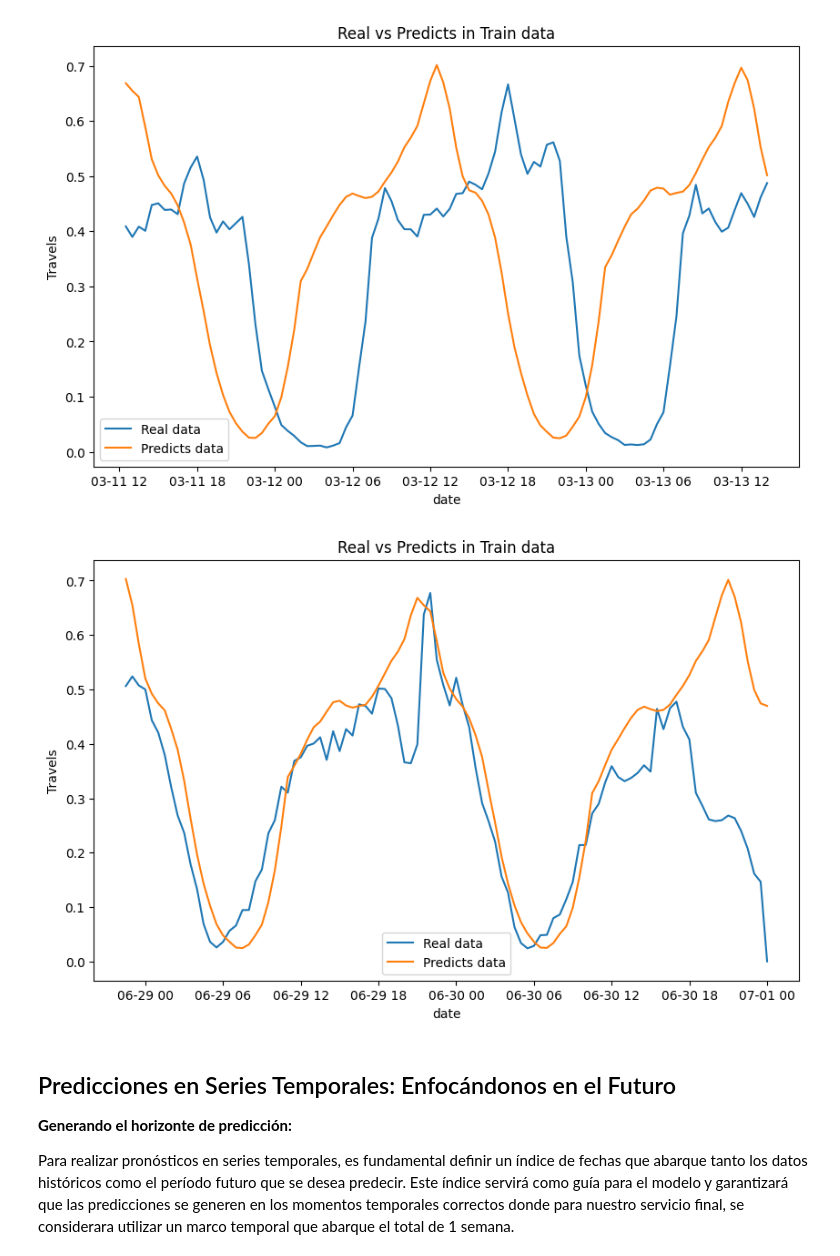
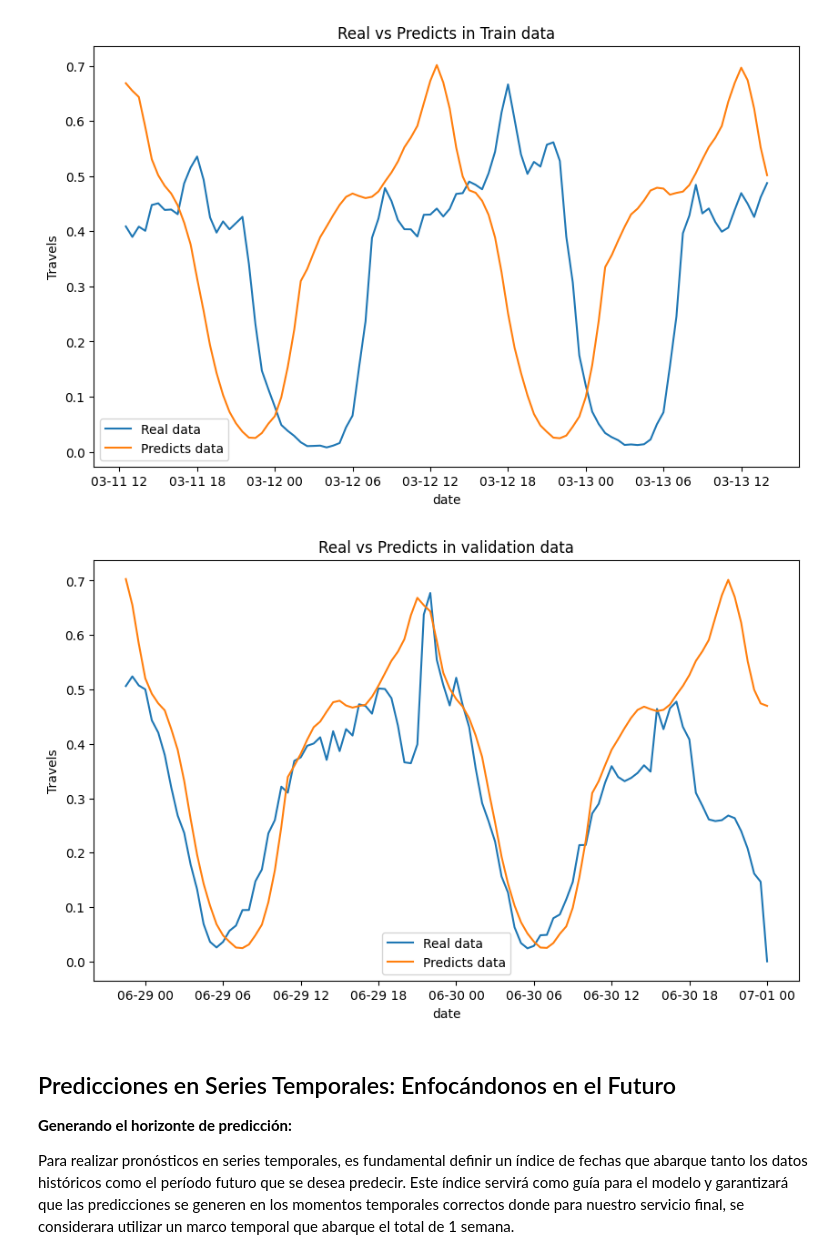
Before and after one commit to Pableren/Cab_Data_Cruise, a Jupyter notebook: Data_Science.ipynb, the cells around one changed output. Drawn from its saved outputs; the diff is of its cells as text; code cells hidden in the pictures.

```diff
--- a/Data_Science.ipynb
+++ b/Data_Science.ipynb
@@ -305,17 +305,17 @@ plt.show()
 # %%
 fig, ax = plt.subplots(figsize=(10, 6))
 
 sns.lineplot(data=val_data[-100:], x=val_data.index[-100:], y=val_data.values[-100:], label="Real data", ax=ax)
 sns.lineplot(data=df_pred_val[-100:], x=df_pred_val.index[-100:], y=df_pred_val['travels'][-100:], label="Predicts data", ax=ax)
 
 # Ajustar la visualización
-ax.set_title("Real vs Predicts in Train data")
+ax.set_title("Real vs Predicts in validation data")
 ax.set_xlabel("date")
 ax.set_ylabel("Travels")
 plt.legend()
 plt.show()
 # %% [output]
-[figure, old version]
+[figure, new version]
 # %% [markdown]
 ## Predicciones en Series Temporales: Enfocándonos en el Futuro
 
```
Also changed, not shown: parts of 9 cells of this notebook.
